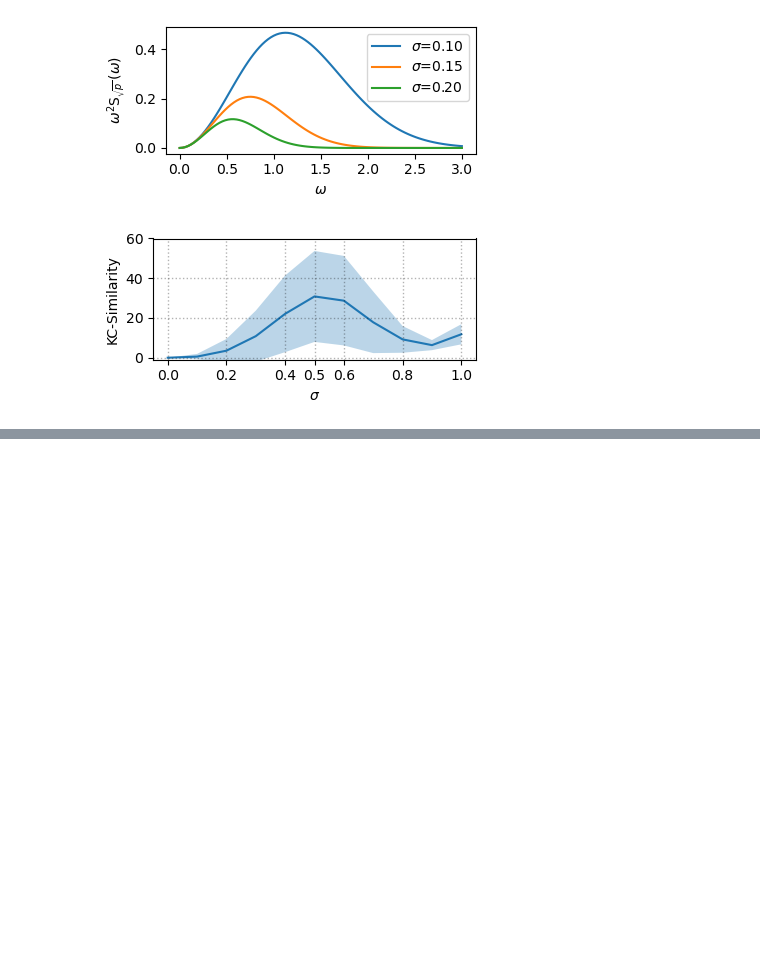
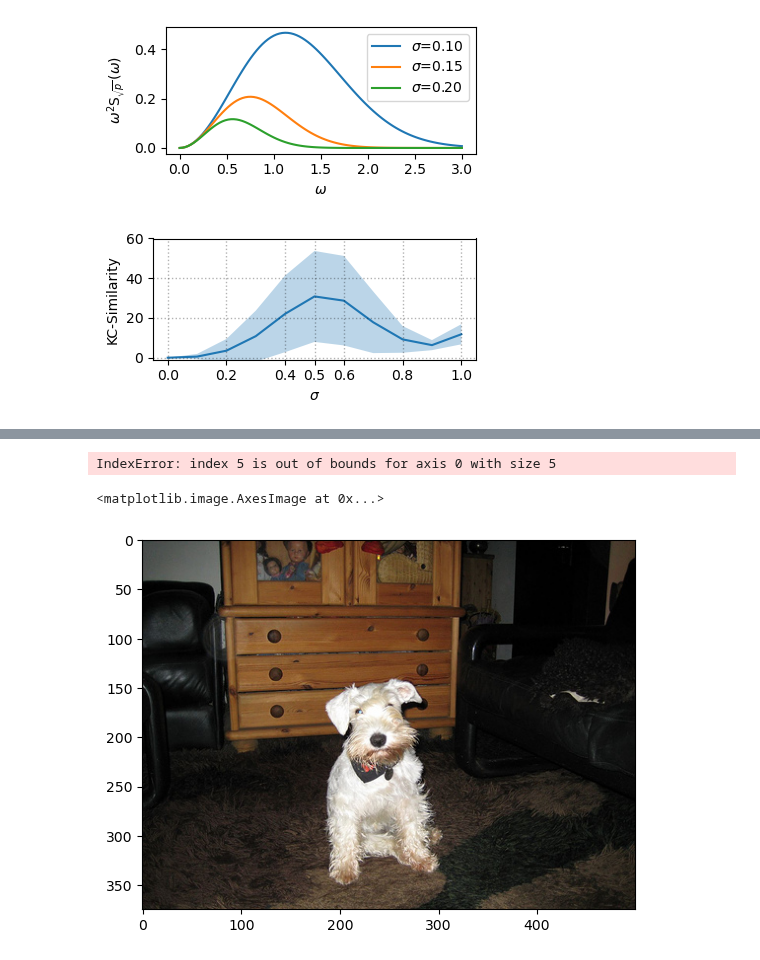
Before and after one commit to Amir-Mehrpanah/On-Spectral-Properties-of-Gradient-based-Explanation-Methods-ECCV24, a Jupyter notebook: source/misc_visualizations.ipynb, the cells around one changed output, grey strips where cells are left out. Saved outputs shown, nothing was run; the diff lists cells and outputs as text; code cells hidden in the pictures; blank space fills up the shorter version.

```diff
--- a/source/misc_visualizations.ipynb
+++ b/source/misc_visualizations.ipynb
@@ -227,3 +217,8 @@ axes[0].fill_between(
 
 plt.show()
 fig.savefig("outputs/figures/combination_fns.pdf", bbox_inches="tight")
+# %%
+path = "outputs/metadata/7_3*/"
+df = load_experiment_metadata(path,"merged_ig_metadata.csv")
+df.set_index(["alpha_mask_value"], inplace=True)
+df.sort_index(inplace=True)
@@ -229,0 +246,17 @@ fig.savefig("outputs/figures/combination_fns.pdf", bbox_inches="tight")
+# %%
+import PIL
+i=5
+x = np.load(df.loc["ig_rise_u_x_0.1","data_path"][i])
+x2 = np.load(df.loc["ig_rise_u_x2_0.1","data_path"][i])
+
+img = PIL.Image.open(df.loc["ig_rise_u_x_0.1","image_path"][i])
+
+x = x.sum(axis=-1)
+x2 = x2.sum(axis=-1)
+# %% [output]
+IndexError: index 5 is out of bounds for axis 0 with size 5
+# %%
+plt.imshow(img)
+# %% [output]
+<matplotlib.image.AxesImage at 0x...>
+[figure, added]
```
Also changed, not shown: parts of 5 cells of this notebook, 3 other files.
